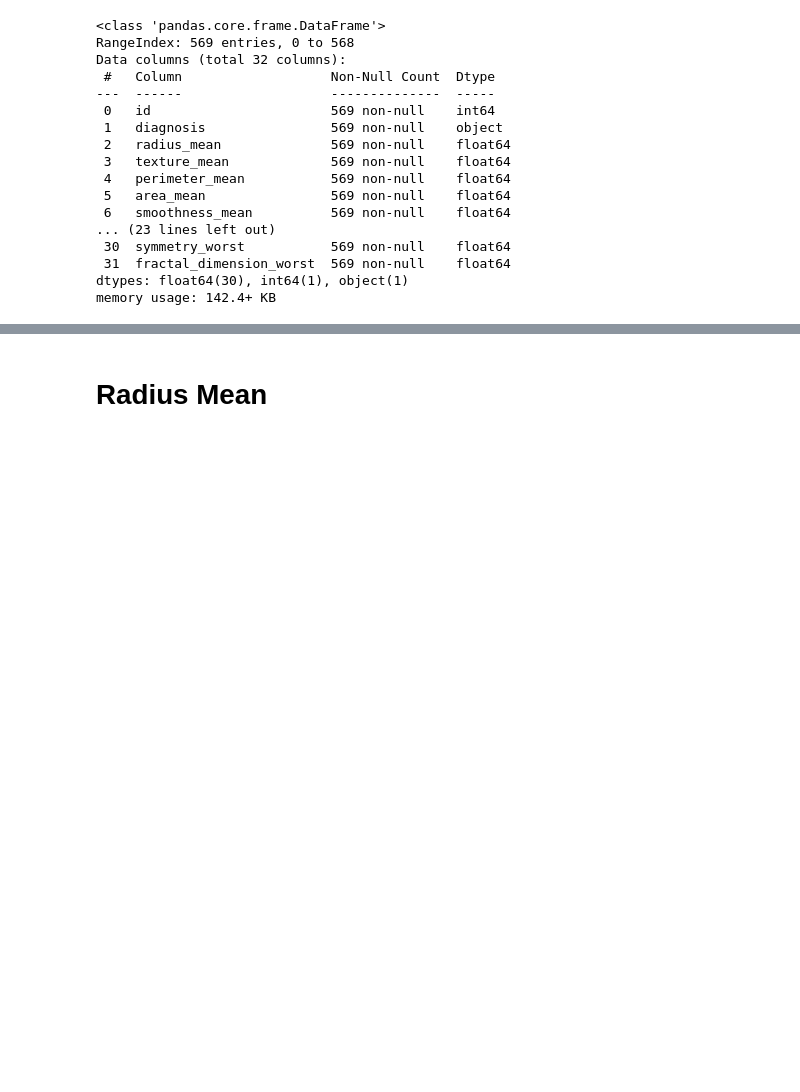
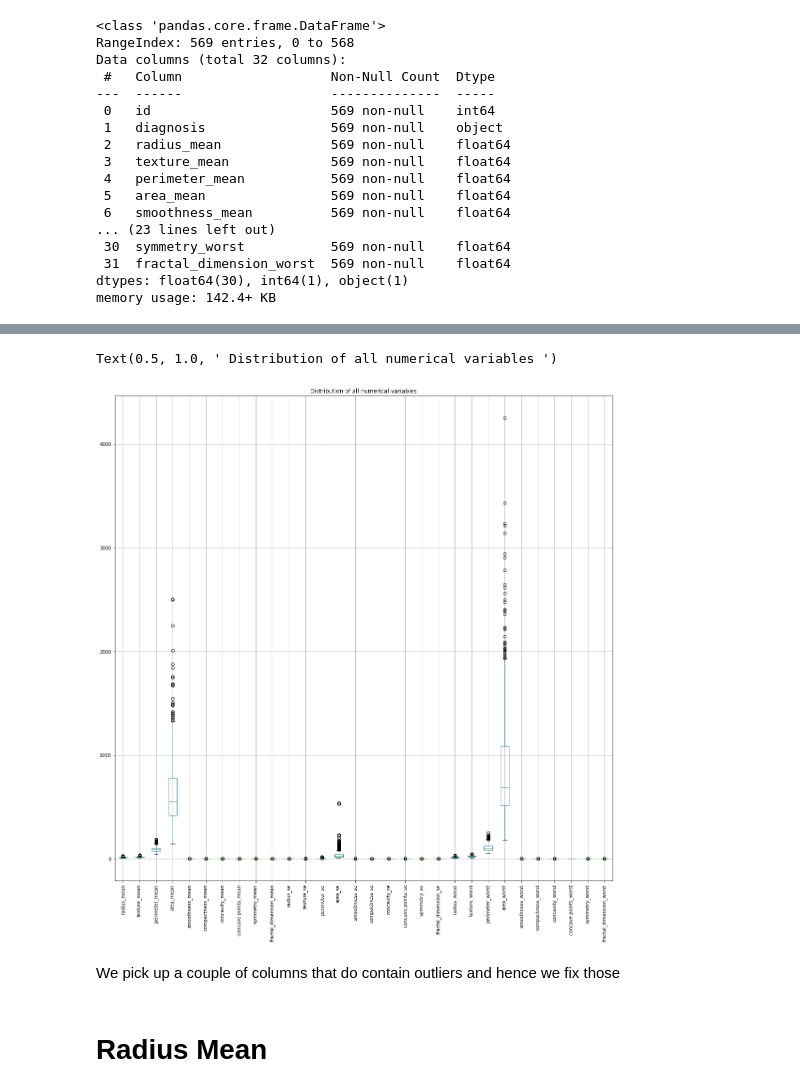
Before and after one commit to Blvisse/Breast-Cancer-Causality, a Jupyter notebook: notebooks/EDA.ipynb, the cells around one changed output, grey strips where cells are left out. Cells and saved outputs as stored; diff of their text form; code cells hidden in the pictures; blank space fills up the shorter version.

Commit message:
data: final prepeed data

```diff
--- a/notebooks/EDA.ipynb
+++ b/notebooks/EDA.ipynb
@@ -281,0 +250,14 @@ memory usage: 142.4+ KB
+# %%
+#we don't require the id column so we drop that
+# data.drop(labels=['id'],axis=1,inplace=True)
+
+plt.figure(figsize=(19,19))
+numerical=data.select_dtypes(exclude='object')
+numerical.boxplot()
+plt.xticks(rotation=90)
+plt.title(" Distribution of all numerical variables ")
+# %% [output]
+Text(0.5, 1.0, ' Distribution of all numerical variables ')
+[figure, added]
+# %% [markdown]
+We pick up a couple of columns that do contain outliers and hence we fix those
```
Also changed, not shown: parts of 61 cells of this notebook, 4 other files.
